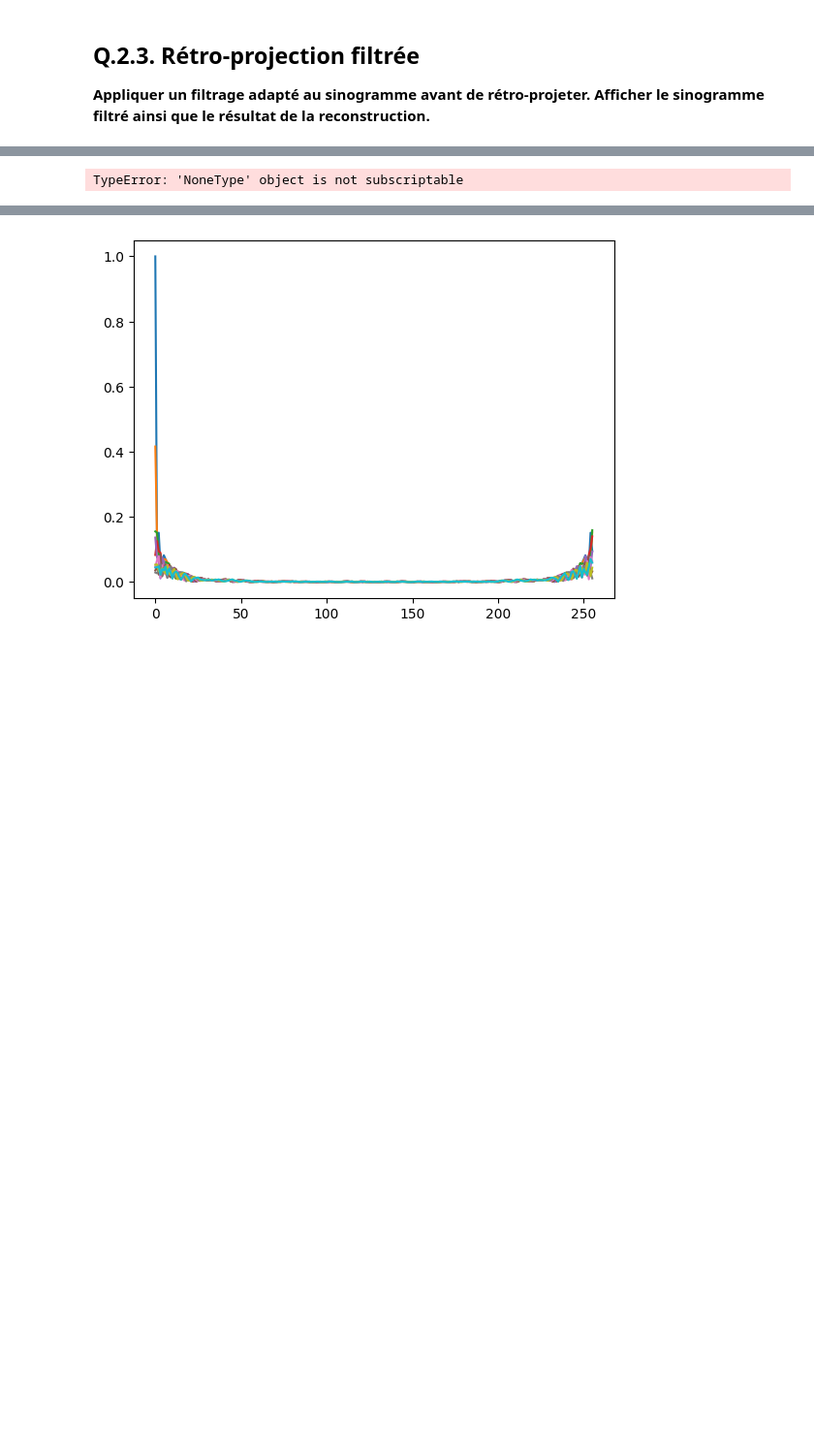
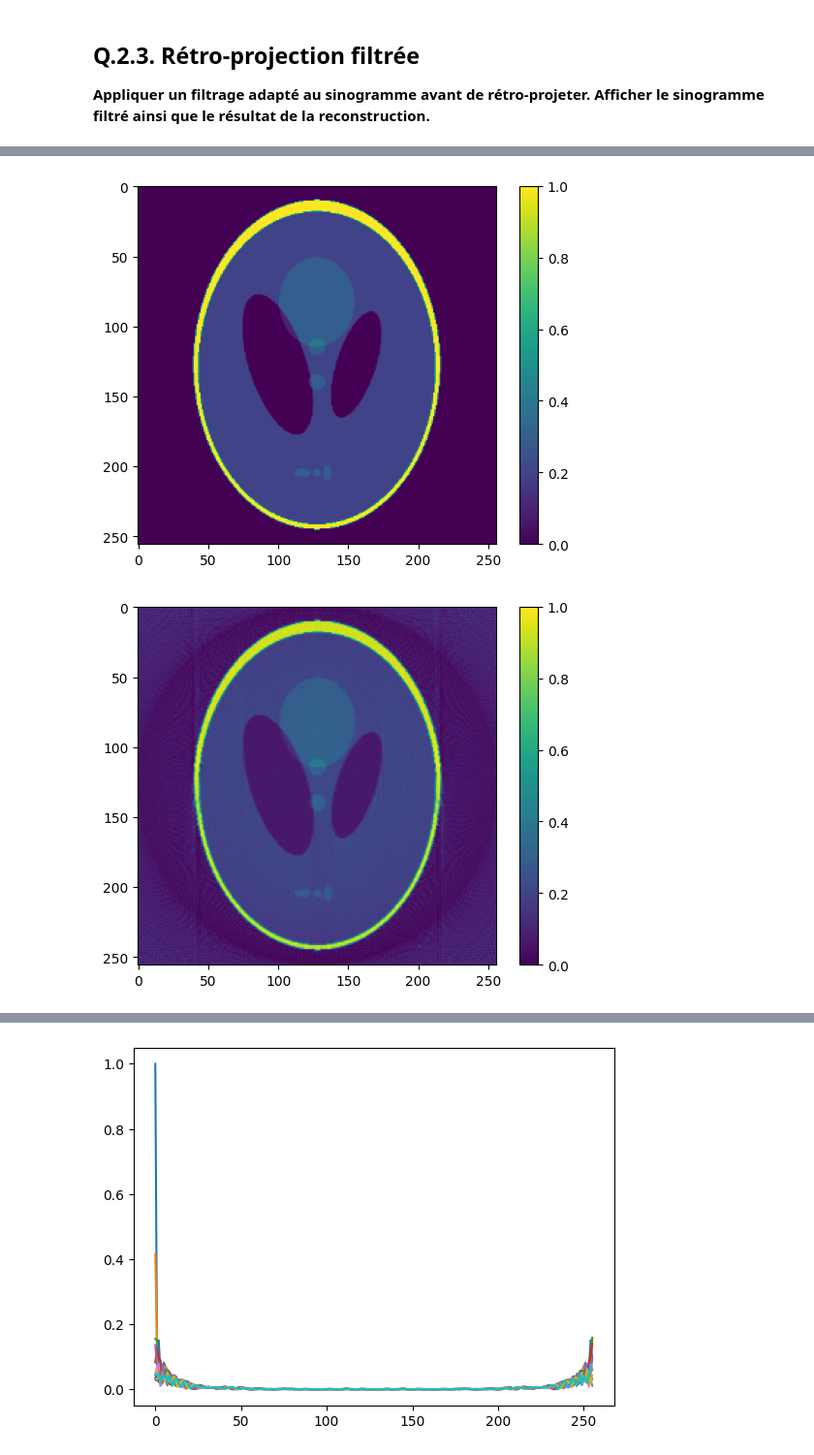
Before and after one commit to GabrielVandersippe/5--Tomographie, a Jupyter notebook: X-Ray Tomography.ipynb, the cells around one changed output, grey strips where cells are left out. Shown at 97% size. Drawn from its saved outputs; the diff is of its cells as text; code cells hidden in the pictures; blank space fills up the shorter version.

```diff
--- a/X-Ray Tomography.ipynb
+++ b/X-Ray Tomography.ipynb
@@ -217,6 +218,6 @@ def backproj(g, N_t, angles_count, N):
 
         reconstructed[t_mapped_valid] += g[k, t_mapped[t_mapped_valid]]
 
-    reconstructed *= deltatheta * 2 / np.pi
+    reconstructed *= deltatheta  / 180 # Ici deltatheta est en degrés donc on convertit
     return reconstructed
 # %%
@@ -293,8 +280,21 @@ array([ 0.        ,  0.00390625,  0.0078125 ,  0.01171875,  0.015625  ,
 # %%
 # Filtered backpropagation
-frec = backproj(filtered_sinogram, N_t, angles_count, N)
+frec = backproj(filtered_sinogram, N_t, angles_count, N) * 2
-# %% [output]
-TypeError: 'NoneType' object is not subscriptable
+# %%
+normalise = matplotlib.colors.Normalize(vmin=np.min(frec), vmax=np.max(frec), clip=False)
+frec_normalise = normalise(frec).data
 # %%
-# Display the reconstructed and the original images
+plt.imshow(image)
+plt.colorbar()
+plt.show()
+
+
+contrast_res = (1-np.cos(np.pi*frec_normalise))/2 # un peu de la bidouille pour augmenter le contraste
+# contrast_res = frec
+plt.imshow(contrast_res)
+plt.colorbar()
+plt.show()
+# %% [output]
+[figure, added]
+[figure, added]
 # %%
```
Also changed, not shown: parts of 9 cells of this notebook.
